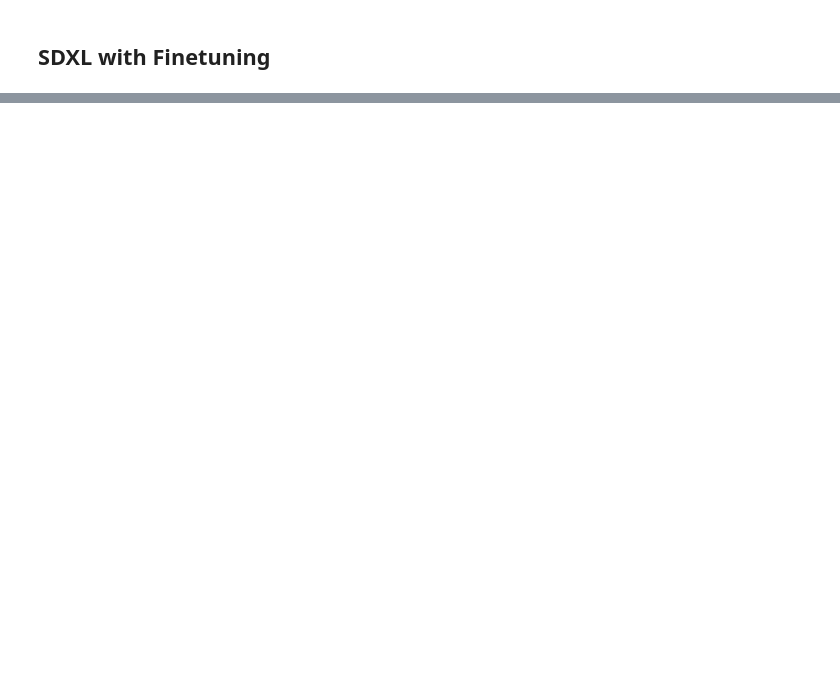
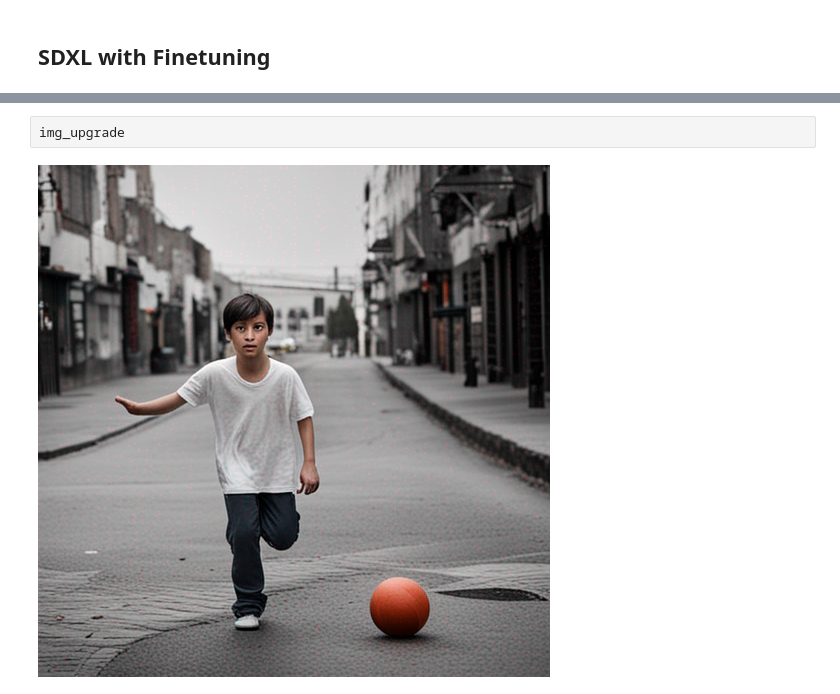
Before and after one commit to kirbu123/FilmGeneration, a Jupyter notebook: FilmGenerationAttemp.ipynb, the cells around one changed output, grey strips where cells are left out. Cells and saved outputs as stored; diff of their text form; blank space fills up the shorter version.

```diff
--- a/FilmGenerationAttemp.ipynb
+++ b/FilmGenerationAttemp.ipynb
@@ -450,0 +439,4 @@ ImportError: ignored
+# %%
+img_upgrade
+# %% [output]
+[figure, added]
```
Also changed, not shown: parts of 38 cells of this notebook.
